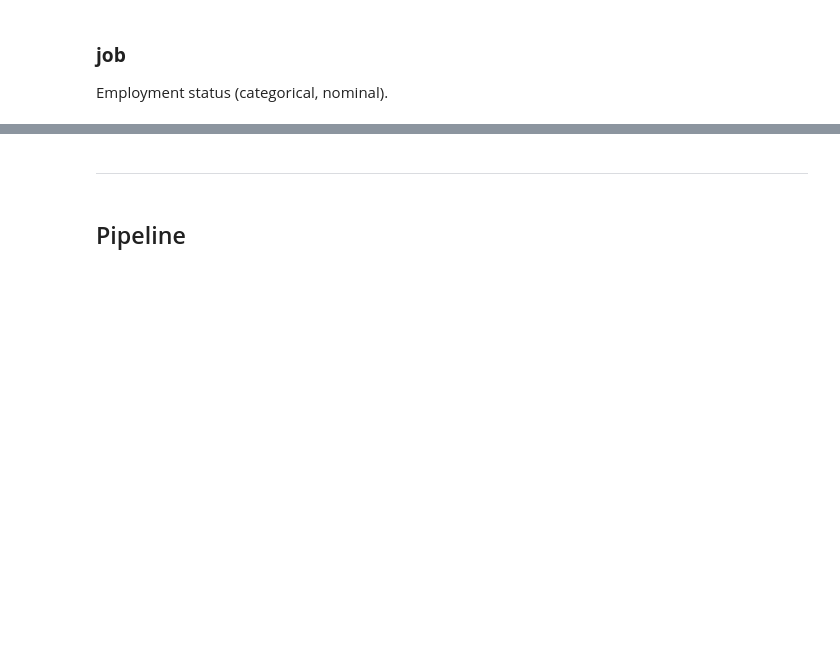
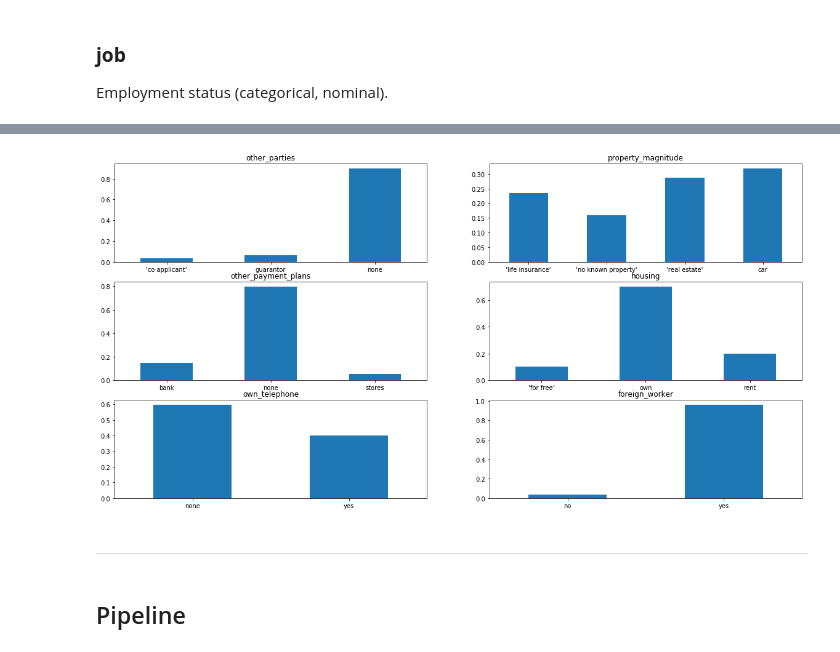
Before and after one commit to ayorgo/german-credit, a Jupyter notebook: exploration.ipynb, the cells around one changed output, grey strips where cells are left out. Drawn from its saved outputs; the diff is of its cells as text; code cells hidden in the pictures; blank space fills up the shorter version.

```diff
--- a/exploration.ipynb
+++ b/exploration.ipynb
@@ -437,3 +347,12 @@ plot_categorical(df['foreign_worker'])
+# %%
+cols = ['other_parties', 'property_magnitude',
+        'other_payment_plans', 'housing',
+        'own_telephone', 'foreign_worker']
+_, axes = plt.subplots(nrows=3, ncols=2, figsize=(20, 10))
+for col, ax in zip(cols, axes.flatten()):
+    plot_categorical(df[col], ax)
+# %% [output]
+[figure, added]
 # %% [markdown]
 ---
 # %% [markdown]
```
Also changed, not shown: parts of 48 cells of this notebook, 1 other file.
